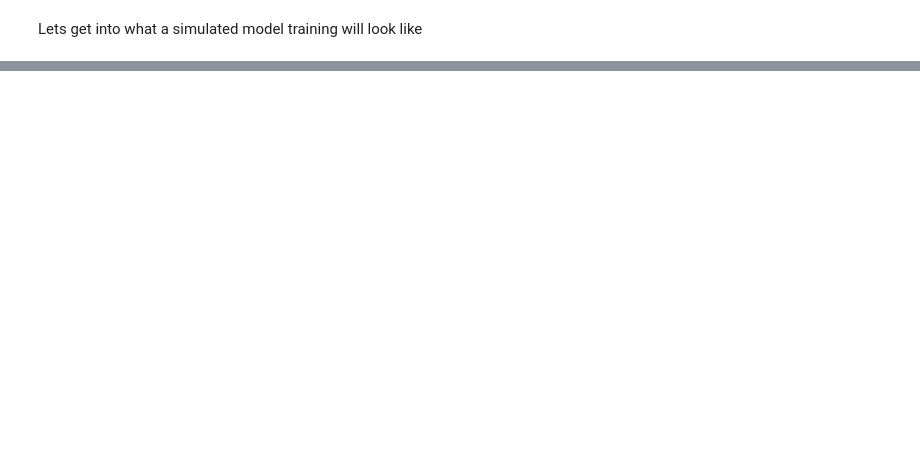
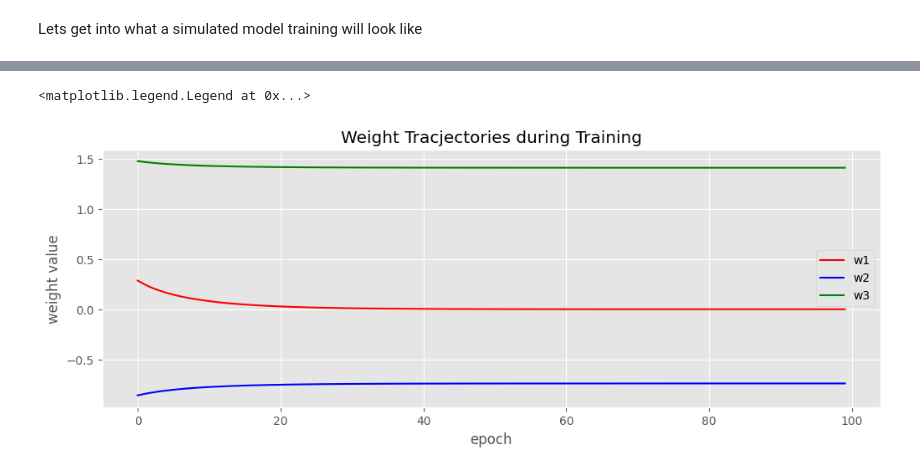
Before and after one commit to leonbora167/intelligent-system-explorations, a Jupyter notebook: algo/calc.ipynb, the cells around one changed output, grey strips where cells are left out. Cells and saved outputs as stored; diff of their text form; code cells hidden in the pictures; blank space fills up the shorter version.

```diff
--- a/algo/calc.ipynb
+++ b/algo/calc.ipynb
@@ -257,0 +320,14 @@ def backward(cache):
+# %%
+plt.figure(figsize=(12,4))
+
+plt.title("Weight Tracjectories during Training")
+plt.plot(history["w1"], label="w1", color="red")
+plt.plot(history["w2"], label="w2", color="blue")
+plt.plot(history["w3"], label="w3", color="green")
+
+plt.xlabel("epoch")
+plt.ylabel("weight value")
+plt.legend()
+# %% [output]
+<matplotlib.legend.Legend at 0x...>
+[figure, added]
```
Also changed, not shown: parts of 6 cells of this notebook.
